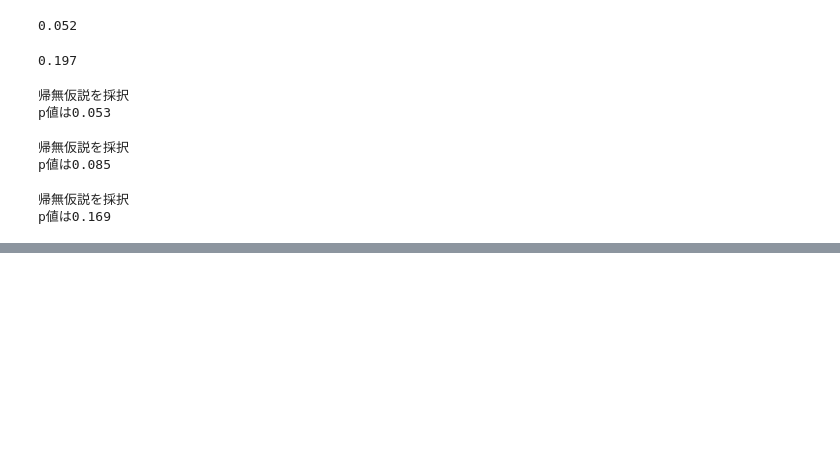
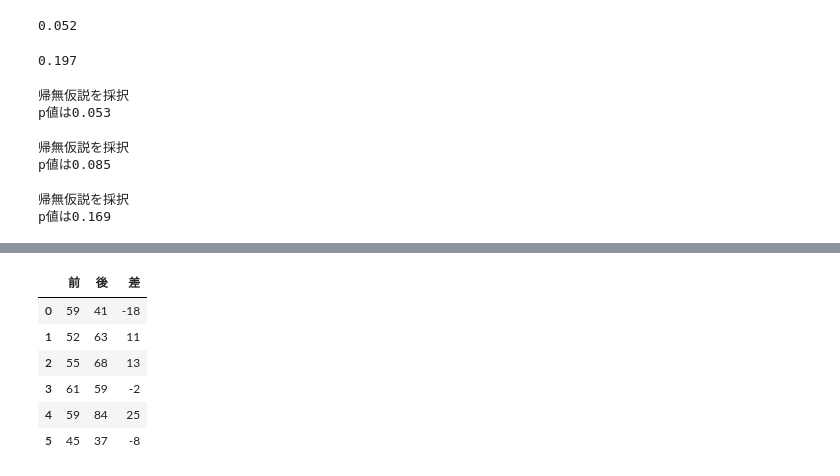
Before and after one commit to ToshikiShimizu/statistics, a Jupyter notebook: python-understand-statistics/notebook/ch11.ipynb, the cells around one changed output, grey strips where cells are left out. Cells and saved outputs as stored; diff of their text form; code cells hidden in the pictures; blank space fills up the shorter version.

```diff
--- a/python-understand-statistics/notebook/ch11.ipynb
+++ b/python-understand-statistics/notebook/ch11.ipynb
@@ -152,0 +218,12 @@ t, p = stats.ttest_
+# %%
+diff = toy_df['後'] - toy_df['前']
+toy_df['差'] = diff
+toy_df
+# %% [output]
+|  | 前 | 後 | 差 |
+| 0 | 59 | 41 | -18 |
+| 1 | 52 | 63 | 11 |
+| 2 | 55 | 68 | 13 |
+| 3 | 61 | 59 | -2 |
+| 4 | 59 | 84 | 25 |
+| 5 | 45 | 37 | -8 |
```
Also changed, not shown: parts of 41 cells of this notebook.
